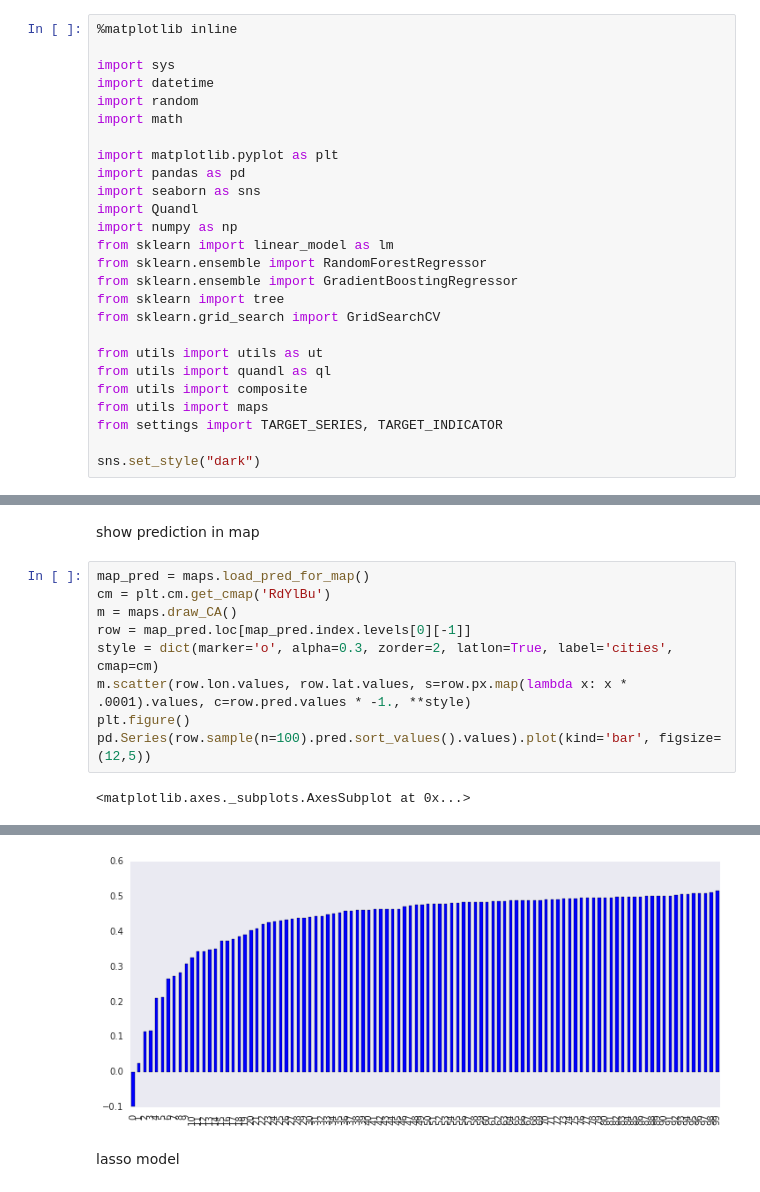
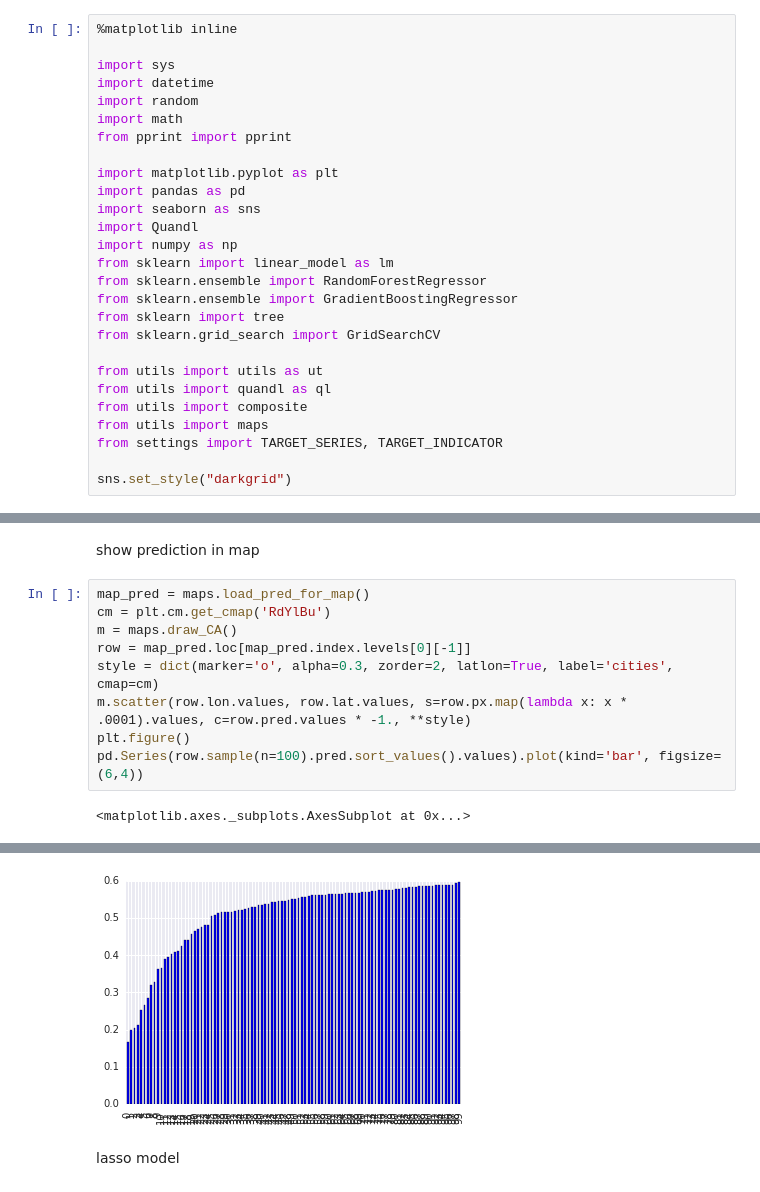
Before and after one commit to rhouck/re, a Jupyter notebook: build model.ipynb, the cells around one changed output, grey strips where cells are left out. Saved outputs shown, nothing was run; the diff lists cells and outputs as text.

```diff
--- a/build model.ipynb
+++ b/build model.ipynb
@@ -5,6 +5,7 @@ import sys
 import datetime
 import random
 import math
+from pprint import pprint
 
 import matplotlib.pyplot as plt
 import pandas as pd
@@ -23,7 +24,7 @@ from utils import composite
 from utils import maps
 from settings import TARGET_SERIES, TARGET_INDICATOR
 
-sns.set_style("dark")
+sns.set_style("darkgrid")
 # %%
 tar = ql.load_target()
 tar = tar[datetime.date(1999,1,1):]
@@ -231,16 +272,16 @@ show prediction in map
 # %%
 map_pred = maps.load_pred_for_map()
 cm = plt.cm.get_cmap('RdYlBu')
 m = maps.draw_CA()
 row = map_pred.loc[map_pred.index.levels[0][-1]]
 style = dict(marker='o', alpha=0.3, zorder=2, latlon=True, label='cities', cmap=cm)
 m.scatter(row.lon.values, row.lat.values, s=row.px.map(lambda x: x * .0001).values, c=row.pred.values * -1., **style)
 plt.figure()
-pd.Series(row.sample(n=100).pred.sort_values().values).plot(kind='bar', figsize=(12,5))
+pd.Series(row.sample(n=100).pred.sort_values().values).plot(kind='bar', figsize=(6,4))
 # %% [output]
 <matplotlib.axes._subplots.AxesSubplot at 0x...>
 [figure]
-[figure, old version]
+[figure, new version]
 # %% [markdown]
 lasso model
 # %%
```
Also changed, not shown: parts of 17 cells of this notebook, 2 other files.
